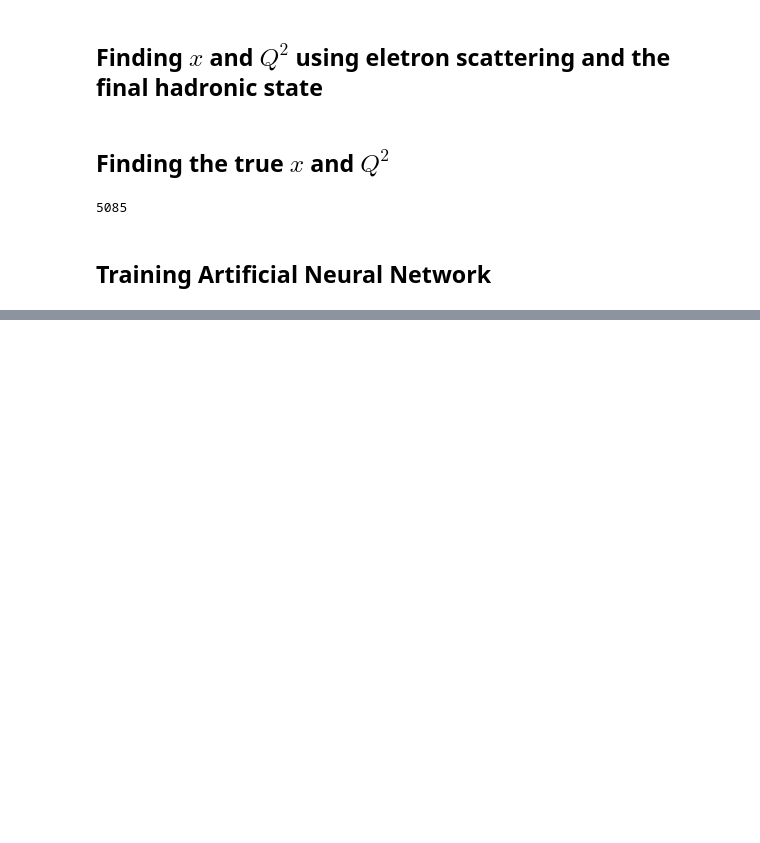
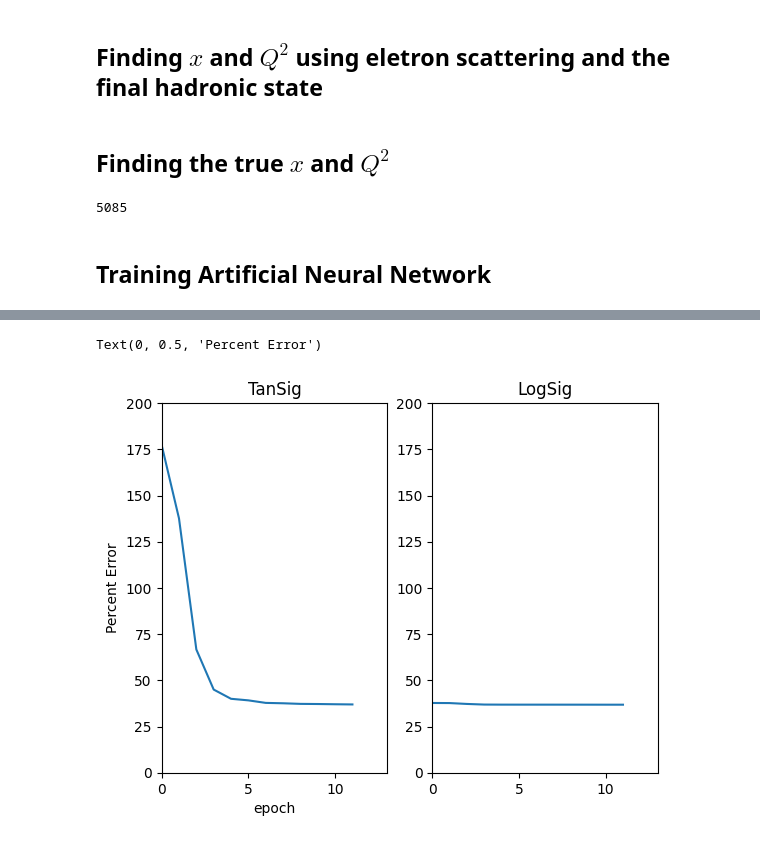
Before and after one commit to holt-rogers/EIC_JLAB_analysis, a Jupyter notebook: tasks/DIS_with_pytorch.ipynb, the cells around one changed output, grey strips where cells are left out. Drawn from its saved outputs; the diff is of its cells as text; code cells hidden in the pictures; blank space fills up the shorter version.

```diff
--- a/tasks/DIS_with_pytorch.ipynb
+++ b/tasks/DIS_with_pytorch.ipynb
@@ -263,0 +346,12 @@ tensor([[-0.3704]], grad_fn=<DivBackward0>)
+# %%
+net = nl.net.newff([[0,1], [0,1], [0,1],[0,1]], [24, 24, 1])
+net.layers[0].transf = nl.trans.LogSig()
+net.layers[1].transf = nl.trans.LogSig()
+net.layers[2].transf = nl.trans.LogSig()
+
+net.init()
+
+# Train the neural network
+
+print("Training...")
+logaccuracies = net.train(x_train, y_train, epochs=12, show = 1, goal = 0.02)
@@ -264,3 +373,21 @@ tensor([[-0.3704]], grad_fn=<DivBackward0>)
+# %%
+
+
+
+fig2, plots =  plt.subplots(nrows=1, ncols=2)
+
+plots[0].plot(accuracies)
+plots[0].set_title("TanSig")
+plots[0].axis([0, 13,0, 200,])
+
+plots[1].axis([0, 13,0, 200,])
+plots[1].set_title("LogSig")
+plots[1].plot(logaccuracies)
+plots[0].set_xlabel("epoch")
+plots[0].set_ylabel("Percent Error")
+# %% [output]
+Text(0, 0.5, 'Percent Error')
+[figure, added]
 # %%
 x_bins = np.logspace(-4, 0, 30) # specify exponents of 10
 Q2_bins = np.logspace(0, 3, 40) # specify exponents of 10
```
Also changed, not shown: parts of 15 cells of this notebook.
